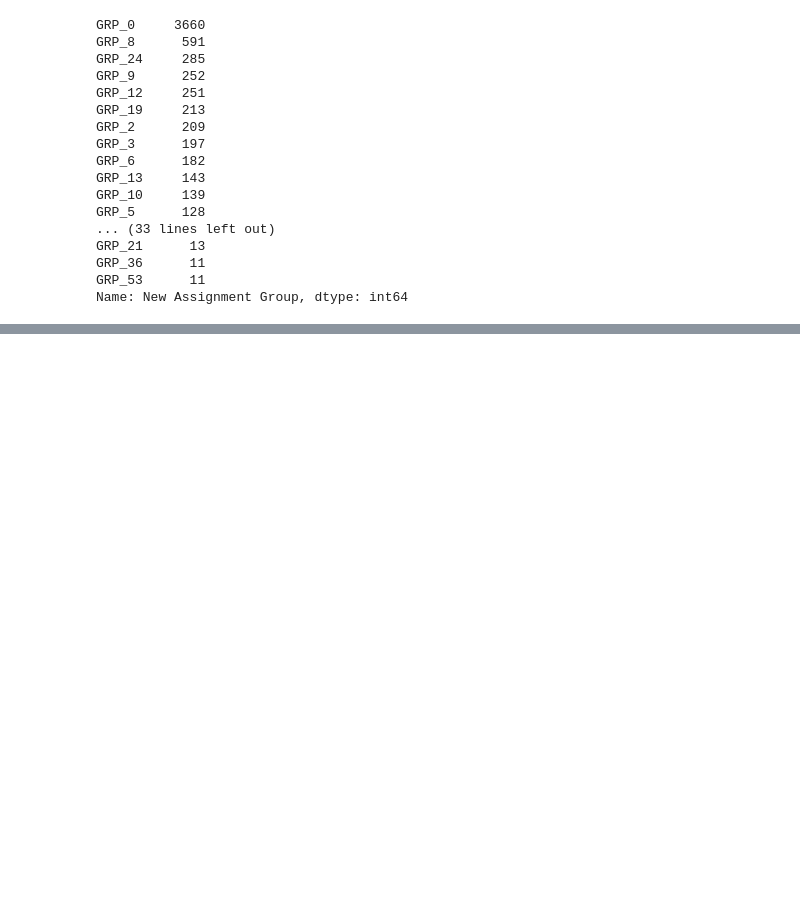
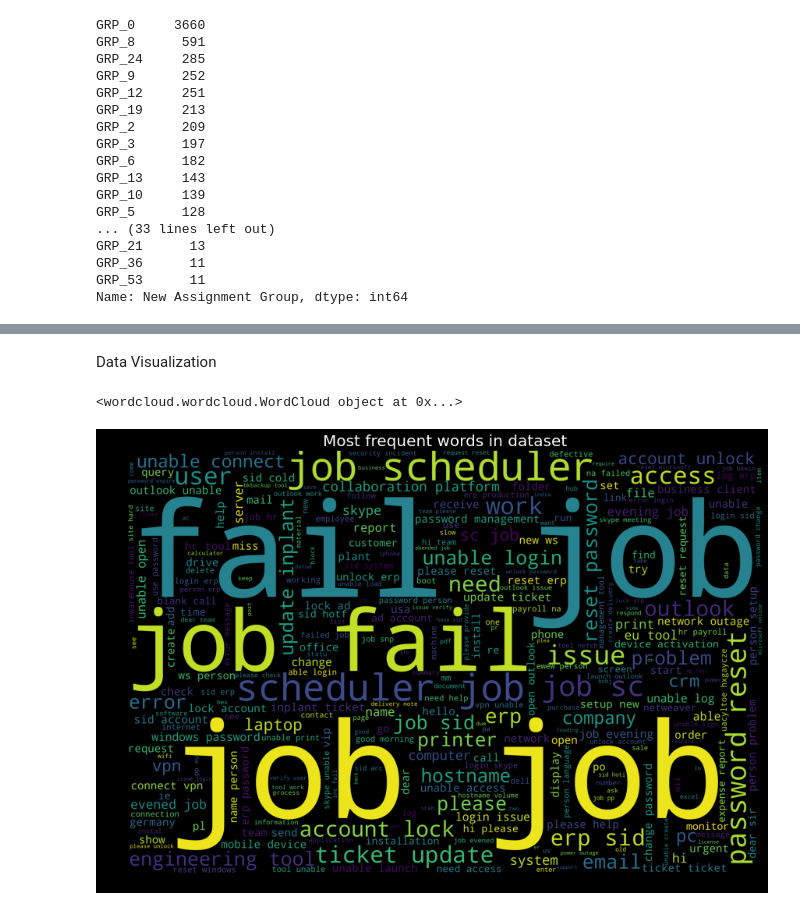
Before and after one commit to pbhuch/GL_DecA_G4_NLP1, a Jupyter notebook: GL_DecA_G4_NLP1_Final.ipynb, the cells around one changed output, grey strips where cells are left out. Saved outputs shown, nothing was run; the diff lists cells and outputs as text; code cells hidden in the pictures; blank space fills up the shorter version.

Commit message:
Implemented till Data Visualization and create data frames for ML and DL for Augmentation and Non Augmentation

```diff
--- a/GL_DecA_G4_NLP1_Final.ipynb
+++ b/GL_DecA_G4_NLP1_Final.ipynb
@@ -904,3 +904,6 @@ GRP_21      13
 GRP_36      11
 GRP_53      11
 Name: New Assignment Group, dtype: int64
+# %%
+df_ML = df_NonDet.copy() # Creating copy
+df_DL = df_NonDet.copy()
@@ -906,0 +922,4 @@ Name: New Assignment Group, dtype: int64
+# %%
+stopwords = set(stopwords.words('english'))
+ # Remove stopwords
+df_ML['combined_description'] = df_ML['combined_description'].apply(lambda x: ' '.join([word for word in x.split() if word not in stopwords]))
@@ -906,0 +935,12 @@ Name: New Assignment Group, dtype: int64
+# %%
+#lemmatization
+# Initialize spacy 'en' medium model, keeping only tagger component needed for lemmatization
+nlp = spacy.load('en', disable=['parser', 'ner'])
+
+# Define a function to lemmatize the descriptions
+def lemmatizer(sentence):
+    # Parse the sentence using the loaded 'en' model object `nlp`
+    doc = nlp(sentence)
+    return " ".join([token.lemma_ for token in doc if token.lemma_ !='-PRON-'])
+# %%
+df_ML['combined_description'] = df_ML['combined_description'].apply(lemmatizer)
@@ -906,0 +963,22 @@ Name: New Assignment Group, dtype: int64
+# %% [markdown]
+Data Visualization
+# %%
+# define wordcloud function from wordcloud library. set some parameteres for beatuful plotting
+wc = WordCloud(width = 3000,
+    height = 2000,max_words=300,
+    background_color = 'black')
+
+# generate word cloud for data
+wc_word=wc.generate(str(df_ML.combined_description))
+print(wc_word)
+
+# declare our figure
+plt.figure(figsize=(20,10), facecolor='k')
+
+# add title to the graph
+plt.title("Most frequent words in dataset", fontsize=20,color='white')
+plt.imshow(wc_word)
+plt.show()
+# %% [output]
+<wordcloud.wordcloud.WordCloud object at 0x...>
+[figure, added]
```
Also changed, not shown: parts of 36 cells of this notebook.
